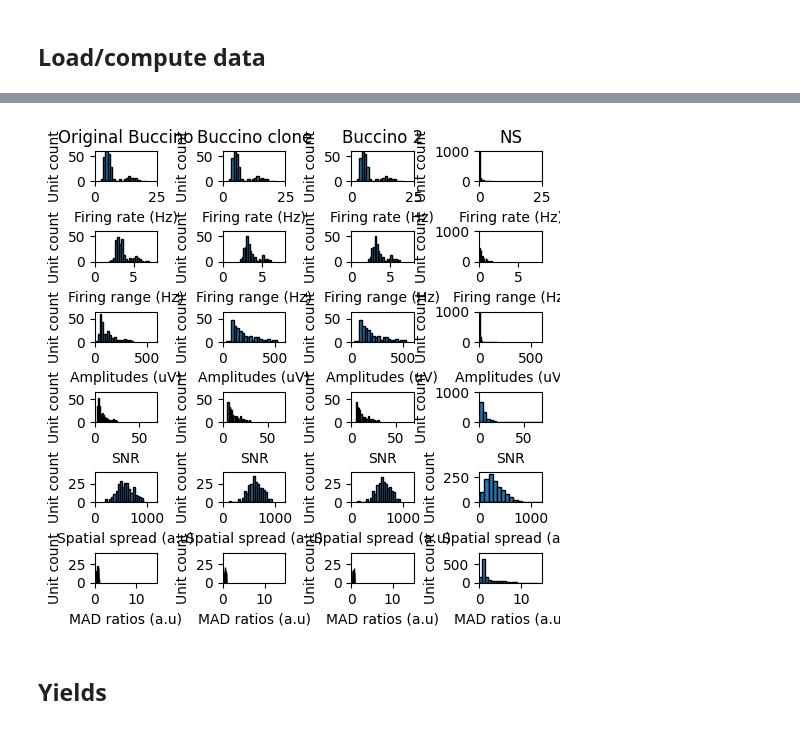
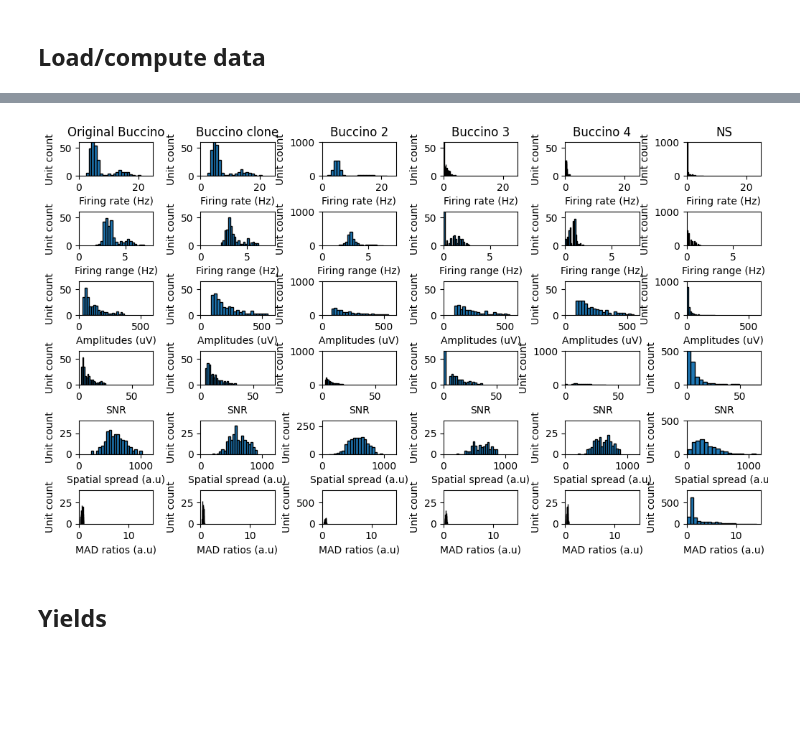
Before and after one commit to steevelaquitaine/spikebias, a Jupyter notebook: notebooks/4_reviews/fig04_pros_of_added_details.ipynb, the cells around one changed output, grey strips where cells are left out. Cells and saved outputs as stored; diff of their text form; code cells hidden in the pictures; blank space fills up the shorter version.

```diff
--- a/notebooks/4_reviews/fig04_pros_of_added_details.ipynb
+++ b/notebooks/4_reviews/fig04_pros_of_added_details.ipynb
@@ -768,6 +917,14 @@ SortingGtClone = si.load_extractor(GROUND_TRUTH_CLONE_PATH)
 # load Buccino S2 (already bandpass filtered 300 - 6000 Hz)
 RecordingS2 = si.load_extractor(RECORDING_S2_PATH)
 SortingGtS2 = si.load_extractor(GROUND_TRUTH_S2_PATH)
+
+# load Buccino S3 (already bandpass filtered 300 - 6000 Hz)
+RecordingS3 = si.load_extractor(RECORDING_S3_PATH)
+SortingGtS3 = si.load_extractor(GROUND_TRUTH_S3_PATH)
+
+# load Buccino S4 (already bandpass filtered 300 - 6000 Hz)
+RecordingS4 = si.load_extractor(RECORDING_S4_PATH)
+SortingGtS4 = si.load_extractor(GROUND_TRUTH_S4_PATH)
 
 # load npx_spont (preprocessed high-pass filtered >300 Hz)
 RecordingNS = si.load_extractor(RECORDING_NS_PATH)
@@ -788,6 +945,14 @@ WeGtS2 = extract_waveforms(RecordingS2, SortingGtS2, WAVEFORM_GT_S2_PATH,
     sparse=True, ms_before=3.0, ms_after=3.0, max_spikes_per_unit=500, unit_batch_size=200,
     overwrite=True, seed=0, **job_kwargs)
 
+WeGtS3 = extract_waveforms(RecordingS3, SortingGtS3, WAVEFORM_GT_S3_PATH,
+    sparse=True, ms_before=3.0, ms_after=3.0, max_spikes_per_unit=500, unit_batch_size=200,
+    overwrite=True, seed=0, **job_kwargs)
+
+WeGtS4 = extract_waveforms(RecordingS4, SortingGtS4, WAVEFORM_GT_S4_PATH,
+    sparse=True, ms_before=3.0, ms_after=3.0, max_spikes_per_unit=500, unit_batch_size=200,
+    overwrite=True, seed=0, **job_kwargs)
+
 WeGtNS = extract_waveforms(RecordingNS, SortingGtNS, WAVEFORM_GT_NS_PATH,
     sparse=True, ms_before=3.0, ms_after=3.0, max_spikes_per_unit=500, unit_batch_size=200,
     overwrite=True, seed=0, **job_kwargs)
@@ -802,7 +962,7 @@ We can match:
 %%time
 
 # setup  plot
-fig, axes = plt.subplots(6,4, figsize=(5,6))
+fig, axes = plt.subplots(6,6, figsize=(10,6))
 
 # CELL SPIKING FEATURES ---------------
 
@@ -815,10 +975,16 @@ firing_rates = get_firing_rates(SortingGtClone, duration_s=600) # our Buccino cl
 plot_firing_rate_distribution(axes[0,1], firing_rates, title='Buccino clone', ylim=(0,60), xlim=(0,25))
 
 firing_rates = get_firing_rates(SortingGtS2, duration_s=600) # our S2
-plot_firing_rate_distribution(axes[0,2], firing_rates, title='Buccino 2', ylim=(0,60), xlim=(0,25))
+plot_firing_rate_distribution(axes[0,2], firing_rates, title='Buccino 2', ylim=(0,1000), xlim=(0,25))
+
+firing_rates = get_firing_rates(SortingGtS3, duration_s=600) # our S3
+plot_firing_rate_distribution(axes[0,3], firing_rates, title='Buccino 3', ylim=(0,60), xlim=(0,25))
+
+firing_rates = get_firing_rates(SortingGtS4, duration_s=600) # our S3
+plot_firing_rate_distribution(axes[0,4], firing_rates, title='Buccino 4', ylim=(0,60), xlim=(0,25))
 
 firing_rates = get_firing_rates(SortingGtNS, duration_s=600) # npx_spont
-plot_firing_rate_distribution(axes[0,3], firing_rates, title='NS', ylim=(0,1000), xlim=(0,25))
+plot_firing_rate_distribution(axes[0,5], firing_rates, title='NS', ylim=(0,1000), xlim=(0,25))
 
 
 # firing range
@@ -829,10 +995,16 @@ firing_ranges = get_firing_ranges(WeGtClone)
 plot_firing_ranges_distribution(axes[1,1], firing_ranges, title='', ylim=(0,60), xlim=(0,8))
 
 firing_ranges = get_firing_ranges(WeGtS2)
-plot_firing_ranges_distribution(axes[1,2], firing_ranges, title='', ylim=(0,60), xlim=(0,8))
+plot_firing_ranges_distribution(axes[1,2], firing_ranges, title='', ylim=(0,1000), xlim=(0,8))
+
+firing_ranges = get_firing_ranges(WeGtS3)
+plot_firing_ranges_distribution(axes[1,3], firing_ranges, title='', ylim=(0,60), xlim=(0,8))
+
+firing_ranges = get_firing_ranges(WeGtS4)
+plot_firing_ranges_distribution(axes[1,4], firing_ranges, title='', ylim=(0,60), xlim=(0,8))
 
 firing_ranges = get_firing_ranges(WeGtNS)
-plot_firing_ranges_distribution(axes[1,3], firing_ranges, title='', ylim=(0,1000), xlim=(0,8))
+plot_firing_ranges_distribution(axes[1,5], firing_ranges, title='', ylim=(0,1000), xlim=(0,8))
 
 
 # CELL WAVEFORM FEATURES ---------------
@@ -845,10 +1017,16 @@ amplitudes_c = get_waveform_amplitude_medians(WeGtClone)
 plot_waveform_amplitude_median_distribution(axes[2,1], amplitudes_c, title='', ylim=(0,65), xlim=(0,600))
 
 amplitudes_c = get_waveform_amplitude_medians(WeGtS2)
-plot_waveform_amplitude_median_distribution(axes[2,2], amplitudes_c, title='', ylim=(0,65), xlim=(0,600))
+plot_waveform_amplitude_median_distribution(axes[2,2], amplitudes_c, title='', ylim=(0,1000), xlim=(0,600))
+
+amplitudes_c = get_waveform_amplitude_medians(WeGtS3)
+plot_waveform_amplitude_median_distribution(axes[2,3], amplitudes_c, title='', ylim=(0,65), xlim=(0,600))
+
+amplitudes_c = get_waveform_amplitude_medians(WeGtS4)
+plot_waveform_amplitude_median_distribution(axes[2,4], amplitudes_c, title='', ylim=(0,65), xlim=(0,600))
 
 amplitudes_ns = get_waveform_amplitude_medians(WeGtNS)
-plot_waveform_amplitude_median_distribution(axes[2,3], amplitudes_ns, title='', ylim=(0,1000), xlim=(0,600))
+plot_waveform_amplitude_median_distribution(axes[2,5], amplitudes_ns, title='', ylim=(0,1000), xlim=(0,600))
 
 
 # signal-to-noise ratio (SNR)
@@ -859,10 +1037,16 @@ snrs = get_waveform_snr(WeGtClone)
 plot_waveform_snr_distribution(axes[3,1], snrs, title='', ylim=(0,65), xlim=(0,70))
 
 snrs = get_waveform_snr(WeGtS2)
-plot_waveform_snr_distribution(axes[3,2], snrs, title='', ylim=(0,65), xlim=(0,70))
+plot_waveform_snr_distribution(axes[3,2], snrs, title='', ylim=(0,1000), xlim=(0,70))
+
+snrs = get_waveform_snr(WeGtS3)
+plot_waveform_snr_distribution(axes[3,3], snrs, title='', ylim=(0,65), xlim=(0,70))
+
+snrs = get_waveform_snr(WeGtS4)
+plot_waveform_snr_distribution(axes[3,4], snrs, title='', ylim=(0,1000), xlim=(0,70))
 
 snrs = get_waveform_snr(WeGtNS)
-plot_waveform_snr_distribution(axes[3,3], snrs[np.isfinite(snrs)], title='', ylim=(0,1000), xlim=(0,70))
+plot_waveform_snr_distribution(axes[3,5], snrs[np.isfinite(snrs)], title='', ylim=(0,500), xlim=(0,70))
 
 
 # spatial spread
@@ -873,10 +1057,16 @@ spreads = get_spatial_spread_all_units(RECORDING_CLONE_PATH, WAVEFORM_GT_CLONE_P
 plot_spatial_spread_distribution(axes[4,1], spreads, title='', ylim=(0,40), xlim=(0,1200))
 
 spreads = get_spatial_spread_all_units(RECORDING_S2_PATH, WAVEFORM_GT_S2_PATH, ms_before=3, ms_after=3, peak_sign="neg")
-plot_spatial_spread_distribution(axes[4,2], spreads, title='', ylim=(0,40), xlim=(0,1200))
+plot_spatial_spread_distribution(axes[4,2], spreads, title='', ylim=(0,300), xlim=(0,1200))
+
+spreads = get_spatial_spread_all_units(RECORDING_S3_PATH, WAVEFORM_GT_S3_PATH, ms_before=3, ms_after=3, peak_sign="neg")
+plot_spatial_spread_distribution(axes[4,3], spreads, title='', ylim=(0,40), xlim=(0,1200))
+
+spreads = get_spatial_spread_all_units(RECORDING_S4_PATH, WAVEFORM_GT_S4_PATH, ms_before=3, ms_after=3, peak_sign="neg")
+plot_spatial_spread_distribution(axes[4,4], spreads, title='', ylim=(0,40), xlim=(0,1200))
 
 spreads = get_spatial_spread_all_units(RECORDING_NS_PATH, WAVEFORM_GT_NS_PATH, ms_before=3, ms_after=3, peak_sign="neg")
-plot_spatial_spread_distribution(axes[4,3], spreads, title='', ylim=(0,300), xlim=(0,1200))
+plot_spatial_spread_distribution(axes[4,5], spreads, title='', ylim=(0,500), xlim=(0,1200))
 
 
 # mad ratio
@@ -887,15 +1077,25 @@ mad_ratios = get_mad_ratios(WeGtClone)
 plot_mad_ratio_distribution(axes[5,1], mad_ratios, title='', ylim=(0,40), xlim=(0,15))
 
 mad_ratios = get_mad_ratios(WeGtS2)
-plot_mad_ratio_distribution(axes[5,2], mad_ratios, title='', ylim=(0,40), xlim=(0,15))
+plot_mad_ratio_distribution(axes[5,2], mad_ratios, title='', ylim=(0,800), xlim=(0,15))
+
+mad_ratios = get_mad_ratios(WeGtS3)
+plot_mad_ratio_distribution(axes[5,3], mad_ratios, title='', ylim=(0,40), xlim=(0,15))
+
+mad_ratios = get_mad_ratios(WeGtS4)
+plot_mad_ratio_distribution(axes[5,4], mad_ratios, title='', ylim=(0,40), xlim=(0,15))
 
 mad_ratios = get_mad_ratios(WeGtNS)
-plot_mad_ratio_distribution(axes[5,3], mad_ratios, title='', ylim=(0,800), xlim=(0,15))
-
+plot_mad_ratio_distribution(axes[5,5], mad_ratios, title='', ylim=(0,800), xlim=(0,15))
 
 # CELL POSITIONS -----------------------
 
 # distances to electrode
 
 fig.tight_layout(pad=0.1)
+
+plt.savefig(
+    "figures/7_reviews/figxx_pros_of_added_details_1.svg",
+    **savefig_cfg,
+)
 # %% [output]
@@ -904,3 +1104,3 @@ Wall time: 58 s
-[figure, old version]
+[figure, new version]
 # %% [markdown]
 ## Yields
```
Also changed, not shown: parts of 31 cells of this notebook.
